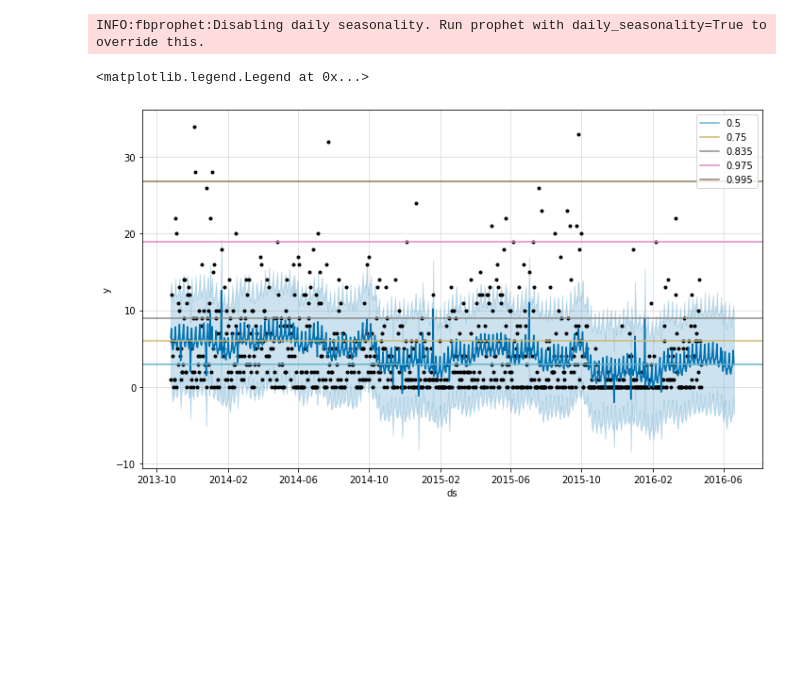
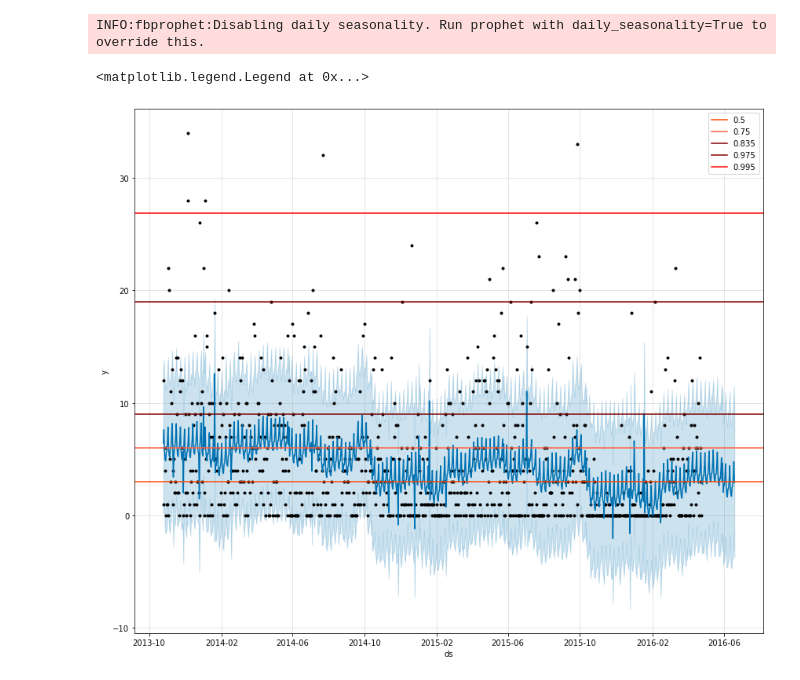
Before and after one commit to chrisgschon/M5Forecasting-Uncertainty, a Jupyter notebook: eda.ipynb, the cells around one changed output. Drawn from its saved outputs; the diff is of its cells as text; code cells hidden in the pictures; blank space fills up the shorter version.

```diff
--- a/eda.ipynb
+++ b/eda.ipynb
@@ -73,7 +63,7 @@ class EQModel:
         return self.qfit[q]
     def predict_wide(self, q):
         tbl = pd.DataFrame(self.qfit)
-        for i in x.index:
+        for i in self.x.index:
             tbl[i] = tbl[self.x.name]
         tbl.drop(self.x.name, axis = 1, inplace = True)
         return(tbl.T)
@@ -177,15 +274,16 @@ INFO:fbprophet:Disabling daily seasonality. Run prophet with daily_seasonality=T
 # %%
 pal = sns.color_palette('deep')
 nice = pal.as_hex()
-fig, ax = plt.subplots(figsize = (10,6))
+reds = ['#FFA07A', '#FA8072', '#E9967A', '#F08080', '#CD5C5C', '#DC143C', '#B22222', '#FF0000', '#8B0000', '#800000', '#FF6347', '#FF4500']
+fig, ax = plt.subplots(figsize = (12,10))
 model.plot(forecast, ax = ax)
 for q, v in eqmodel_fit.iteritems():
     if v > 0:
-        ax.axhline(eqmodel_fit[q], label = q, color = nice.pop())
+        ax.axhline(eqmodel_fit[q], label = q, color = reds.pop())
 ax.legend(loc = 'upper right')
 # %% [output]
 <matplotlib.legend.Legend at 0x...>
-[figure, old version]
+[figure, new version]
 # %%
 pred_samples = s.predsamples_Prophet(model, forecast)
 quantiles = s.predsamples_quantiles(pred_samples)
```
Also changed, not shown: parts of 8 cells of this notebook, 2 other files.
